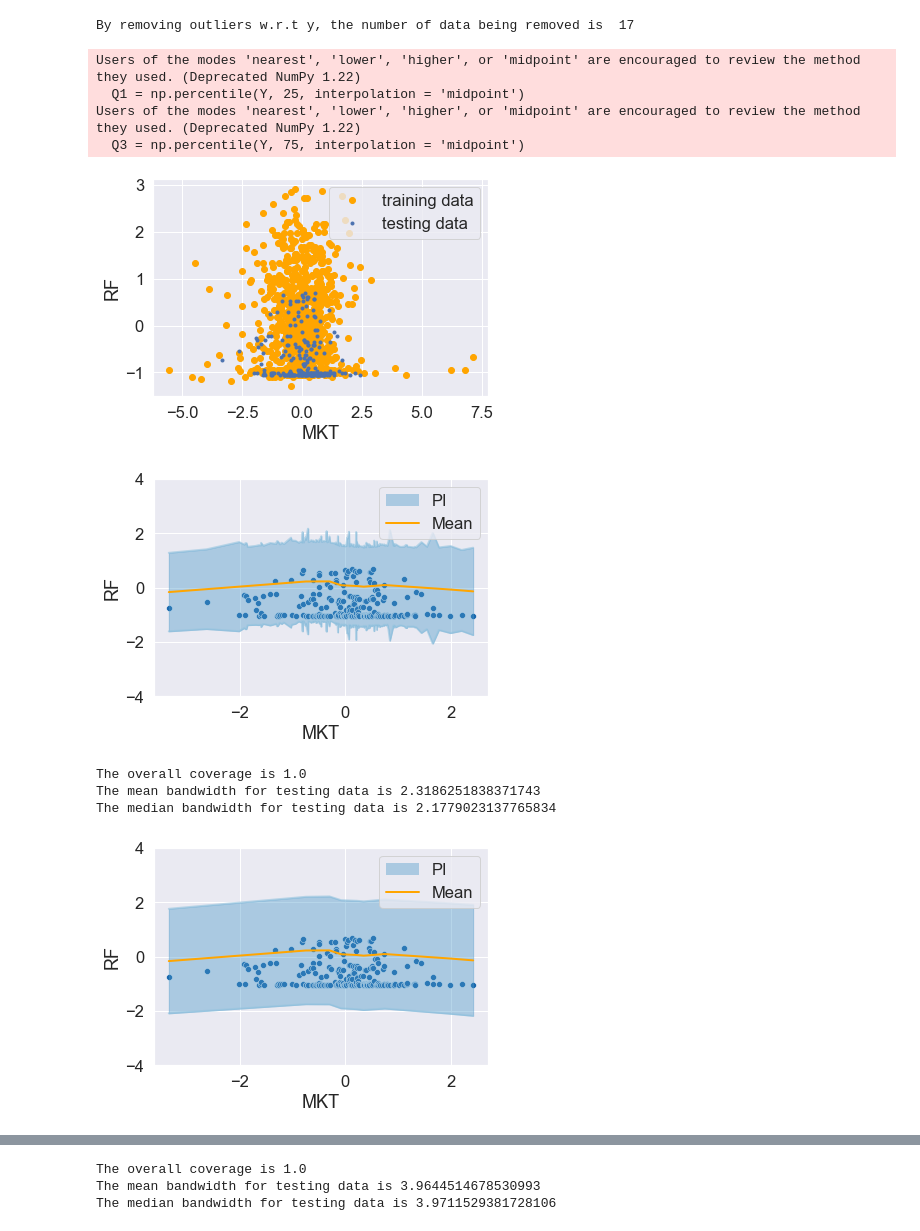
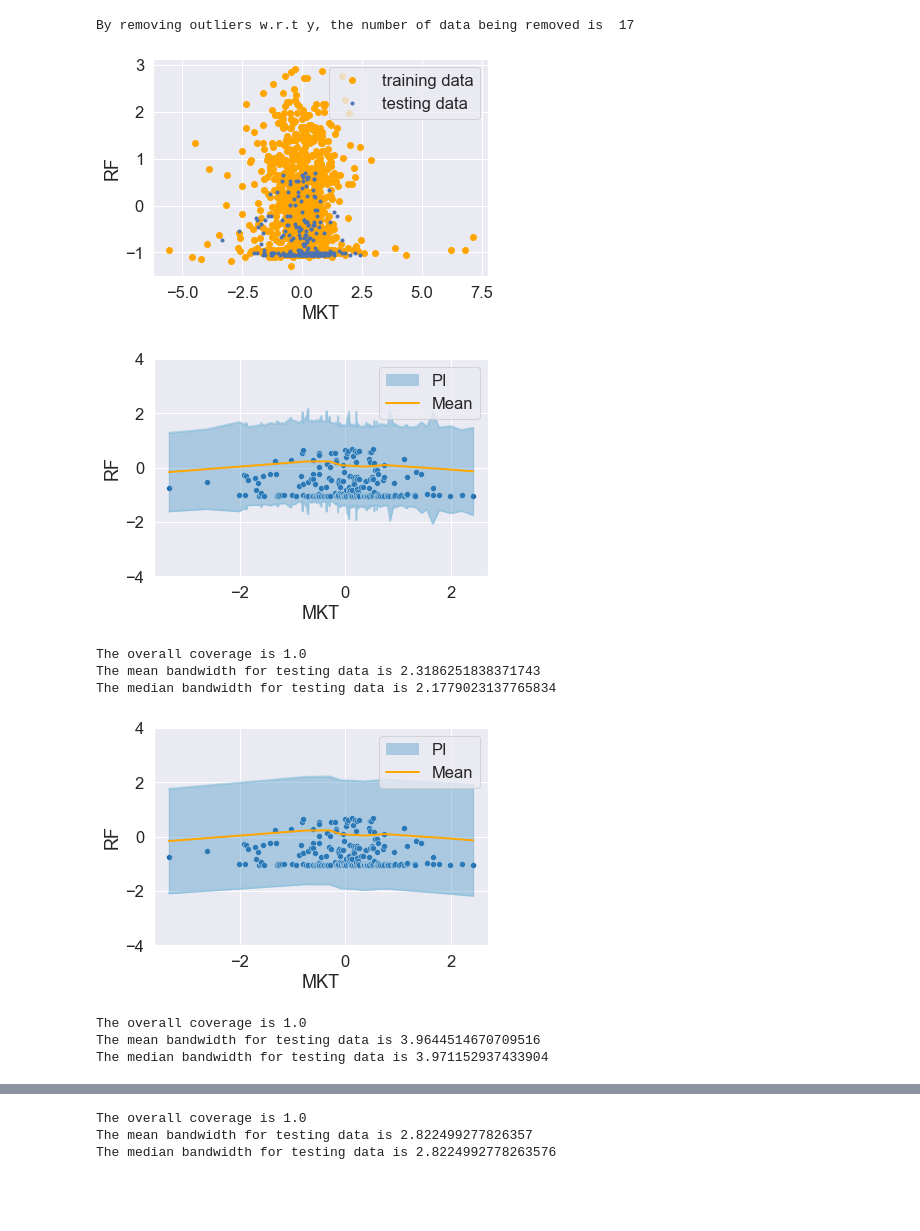
Before and after one commit to JiaweiGe0416/PI, a Jupyter notebook: FFData/FF_Combined.ipynb, the cells around one changed output, grey strips where cells are left out. Drawn from its saved outputs; the diff is of its cells as text; code cells hidden in the pictures; blank space fills up the shorter version.

Commit message:
solve warnings

```diff
--- a/FFData/FF_Combined.ipynb
+++ b/FFData/FF_Combined.ipynb
@@ -48,9 +48,8 @@ Y = HML_te
 
 # Remove outliers (w.r.t Y ) using IQR
 Data = np.hstack([X,Y])
-Q1 = np.percentile(Y, 25, interpolation = 'midpoint')
-
-Q3 = np.percentile(Y, 75, interpolation = 'midpoint')
+Q1 = np.percentile(Y, 25, method = 'midpoint')
+Q3 = np.percentile(Y, 75, method = 'midpoint')
 IQR = Q3 - Q1
 upper=Q3+1.5*IQR
 upper_array=np.array(Y<=upper)
@@ -171,8 +170,8 @@ M_quantile, M_test = mean_est_2(est_type,X_lin,Y_lin,X_quantile,X_test)
 # Estimate the quantile
 alpha = 0.05
 
-model_quantile = QuantileRegressor(quantile=1-(alpha/2), alpha=0)
-model_quantile.fit(X_quantile, Y_quantile-M_quantile)
+model_quantile = QuantileRegressor(quantile=1-(alpha/2), alpha=0,solver='highs')
+model_quantile.fit(X_quantile, (Y_quantile-M_quantile).reshape(-1))
 Q_test = model_quantile.predict(X_test)
 
 
@@ -256,9 +251,8 @@ Y = SMB_te
 
 # Remove outliers (w.r.t Y ) using IQR
 Data = np.hstack([X,Y])
-Q1 = np.percentile(Y, 25, interpolation = 'midpoint')
-
-Q3 = np.percentile(Y, 75, interpolation = 'midpoint')
+Q1 = np.percentile(Y, 25, method = 'midpoint')
+Q3 = np.percentile(Y, 75, method = 'midpoint')
 IQR = Q3 - Q1
 upper=Q3+1.5*IQR
 upper_array=np.array(Y<=upper)
@@ -370,8 +364,8 @@ M_quantile, M_test = mean_est_2(est_type,X_lin,Y_lin,X_quantile,X_test)
 # Estimate the quantile
 alpha = 0.05
 
-model_quantile = QuantileRegressor(quantile=1-(alpha/2), alpha=0)
-model_quantile.fit(X_quantile, Y_quantile-M_quantile)
+model_quantile = QuantileRegressor(quantile=1-(alpha/2), alpha=0,solver='highs')
+model_quantile.fit(X_quantile, (Y_quantile-M_quantile).reshape(-1))
 Q_test = model_quantile.predict(X_test)
 
 
@@ -455,9 +445,8 @@ Y = RF_te
 
 # Remove outliers (w.r.t Y ) using IQR
 Data = np.hstack([X,Y])
-Q1 = np.percentile(Y, 25, interpolation = 'midpoint')
-
-Q3 = np.percentile(Y, 75, interpolation = 'midpoint')
+Q1 = np.percentile(Y, 25, method = 'midpoint')
+Q3 = np.percentile(Y, 75, method = 'midpoint')
 IQR = Q3 - Q1
 upper=Q3+1.5*IQR
 upper_array=np.array(Y<=upper)
@@ -570,8 +559,8 @@ M_quantile, M_test = mean_est_2(est_type,X_lin,Y_lin,X_quantile,X_test)
 # Estimate the quantile
 alpha = 0.05
 
-model_quantile = QuantileRegressor(quantile=1-(alpha/2), alpha=0)
-model_quantile.fit(X_quantile, Y_quantile-M_quantile)
+model_quantile = QuantileRegressor(quantile=1-(alpha/2), alpha=0,solver='highs')
+model_quantile.fit(X_quantile, (Y_quantile-M_quantile).reshape(-1))
 Q_test = model_quantile.predict(X_test)
 
 
@@ -596,38 +585,37 @@ X_res = train_data[:,0].reshape(-1,1)
 Y_res = train_data[:,1].reshape(-1,1)
 y_res = Y_res[:,0]
 X_test = test_data[:,0].reshape(-1,1)
 Y_test = test_data[:,1].reshape(-1,1)
 y_test = Y_test[:,0]
 
 # Estimate the mean using NN1
 est_type = "NN1"
 Y_res_pred, M_test = mean_est_2(est_type,X_lin,Y_lin,X_res,X_test)
 y_res_pred = Y_res_pred[:,0]
 
 # Calculate the conformity scores
 residuals = np.abs(y_res - y_res_pred)
 
 alpha = 0.05  # 95% confidence level
 k = int((1 - alpha) * len(y_lin))
 residuals_sorted = np.sort(residuals)
 threshold = residuals_sorted[k]
 
 # Calculate the prediction interval
 v_test = (threshold**2)*np.ones(len(y_test))
 V_test = v_test.reshape(-1,1)
 
 
 # plot
 my_plot(X_test,Y_test,M_test,V_test,X_axis = X_axis, Y_axis = Y_axis,ylim = [-4,4])
 # %% [output]
 By removing outliers w.r.t y, the number of data being removed is  17
-Users of the modes 'nearest', 'lower', 'higher', or 'midpoint' are encouraged to review the method they used. (Deprecated NumPy 1.22)
-  Q1 = np.percentile(Y, 25, interpolation = 'midpoint')
-Users of the modes 'nearest', 'lower', 'higher', or 'midpoint' are encouraged to review the method they used. (Deprecated NumPy 1.22)
-  Q3 = np.percentile(Y, 75, interpolation = 'midpoint')
 [figure]
 [figure]
+The overall coverage is 1.0
+The mean bandwidth for testing data is 2.3186251838371743
+The median bandwidth for testing data is 2.1779023137765834
+[figure]
 The overall coverage is 1.0
-The mean bandwidth for testing data is 2.3186251838371743
-The median bandwidth for testing data is 2.1779023137765834
+The mean bandwidth for testing data is 3.9644514670709516
+The median bandwidth for testing data is 3.971152937433904
-[figure]
@@ -634,3 +623,3 @@ The median bandwidth for testing data is 2.1779023137765834
 The overall coverage is 1.0
-The mean bandwidth for testing data is 3.9644514678530993
-The median bandwidth for testing data is 3.9711529381728106
+The mean bandwidth for testing data is 2.822499277826357
+The median bandwidth for testing data is 2.8224992778263576
```
Also changed, not shown: parts of 3 cells of this notebook, 3 other files.
